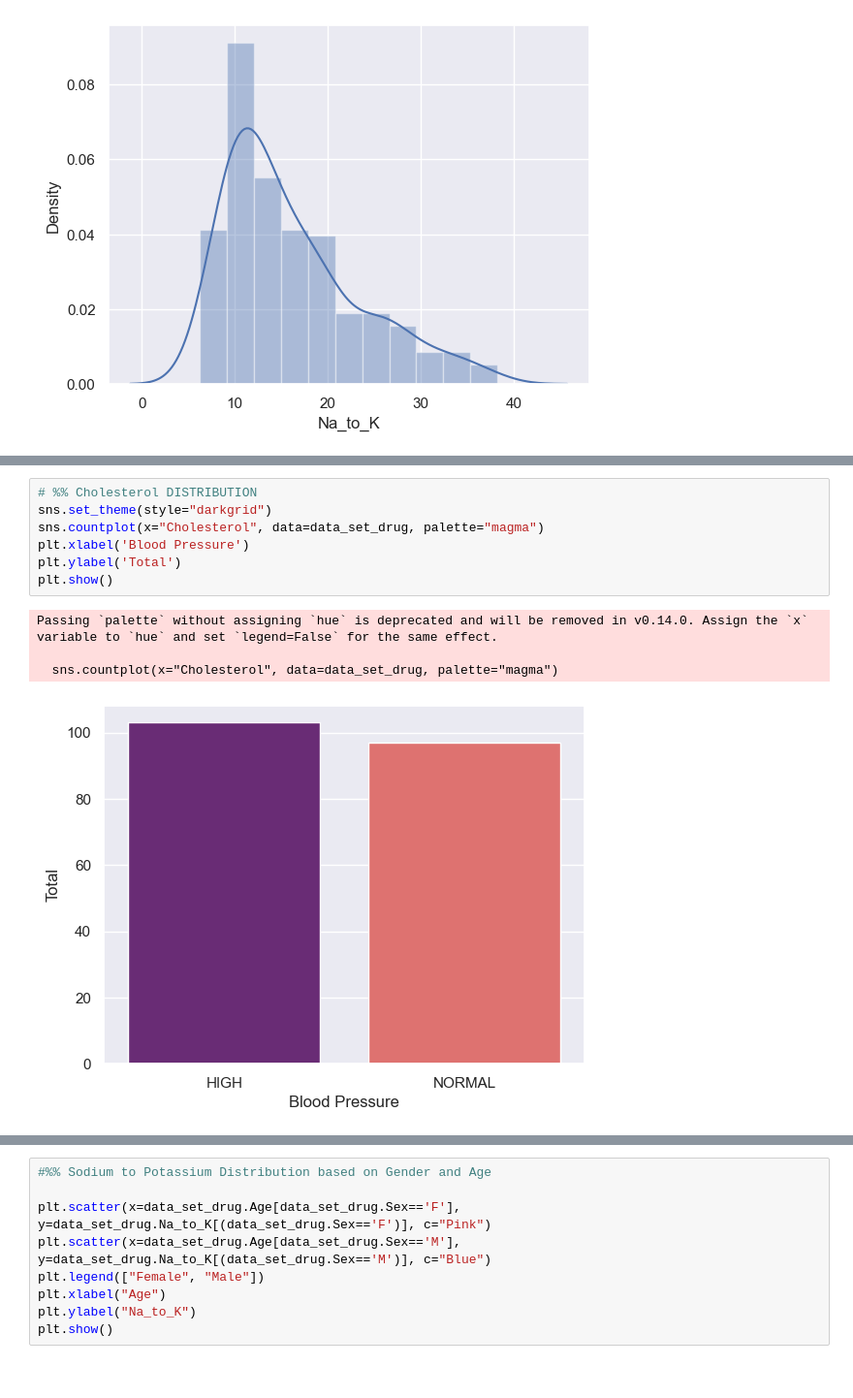
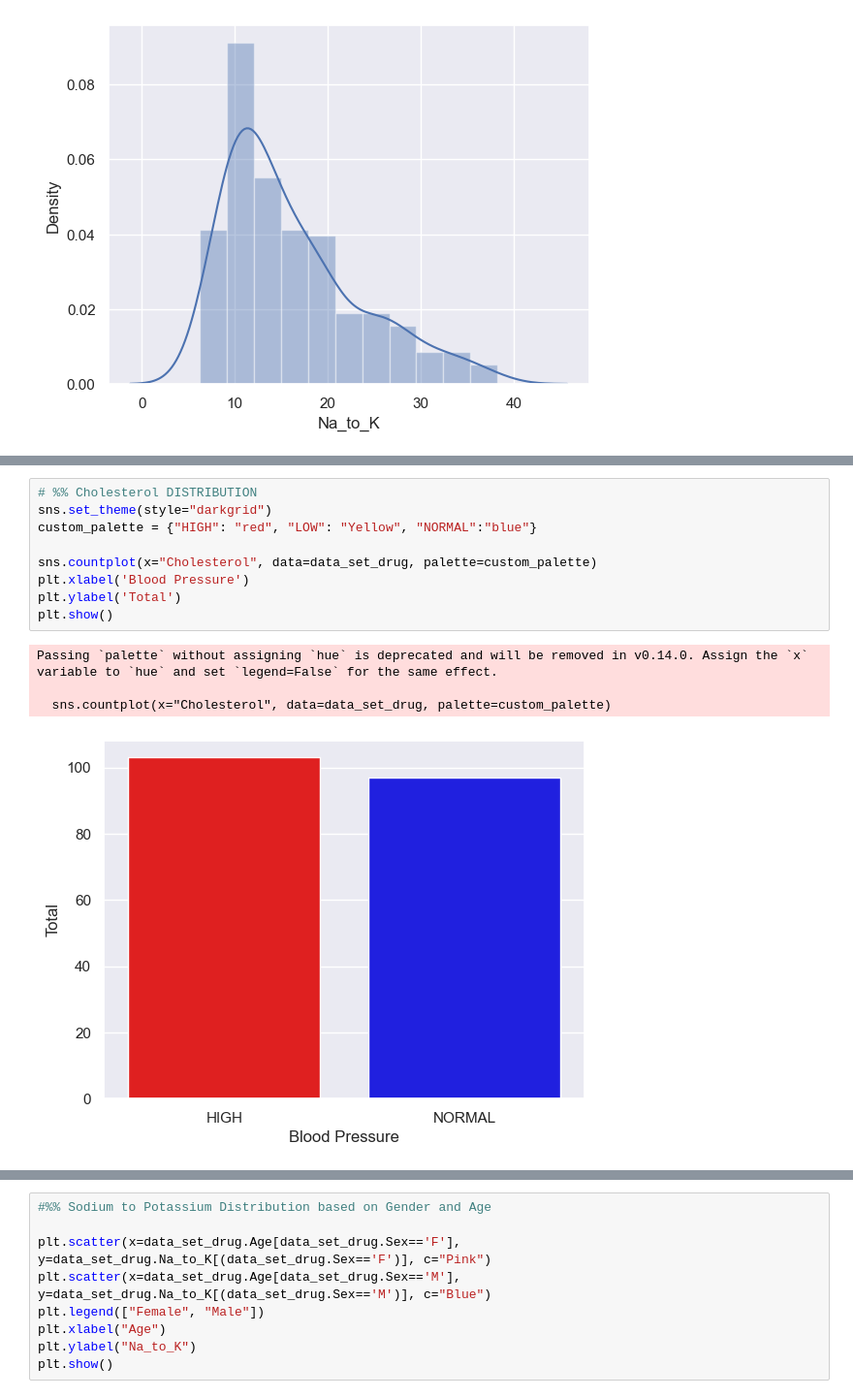
Before and after one commit to jonriber/MSc-IPT-Machine-Learning, a Jupyter notebook: PROJECTS/PROJECT_2/PR2_PART1_JONATAS.ipynb, the cells around one changed output, grey strips where cells are left out. Shown: that part at 97% size. Drawn from its saved outputs; the diff is of its cells as text.

```diff
--- a/PROJECTS/PROJECT_2/PR2_PART1_JONATAS.ipynb
+++ b/PROJECTS/PROJECT_2/PR2_PART1_JONATAS.ipynb
@@ -173,13 +181,15 @@ Passing `palette` without assigning `hue` is deprecated and will be removed in v
 # %%
 # %% Cholesterol DISTRIBUTION
 sns.set_theme(style="darkgrid")
-sns.countplot(x="Cholesterol", data=data_set_drug, palette="magma")
+custom_palette = {"HIGH": "red", "LOW": "Yellow", "NORMAL":"blue"}
+
+sns.countplot(x="Cholesterol", data=data_set_drug, palette=custom_palette)
 plt.xlabel('Blood Pressure')
 plt.ylabel('Total')
 plt.show()
 # %% [output]
 Passing `palette` without assigning `hue` is deprecated and will be removed in v0.14.0. Assign the `x` variable to `hue` and set `legend=False` for the same effect.
 
-  sns.countplot(x="Cholesterol", data=data_set_drug, palette="magma")
+  sns.countplot(x="Cholesterol", data=data_set_drug, palette=custom_palette)
-[figure, old version]
+[figure, new version]
 # %%
```
Also changed, not shown: parts of 12 cells of this notebook.
